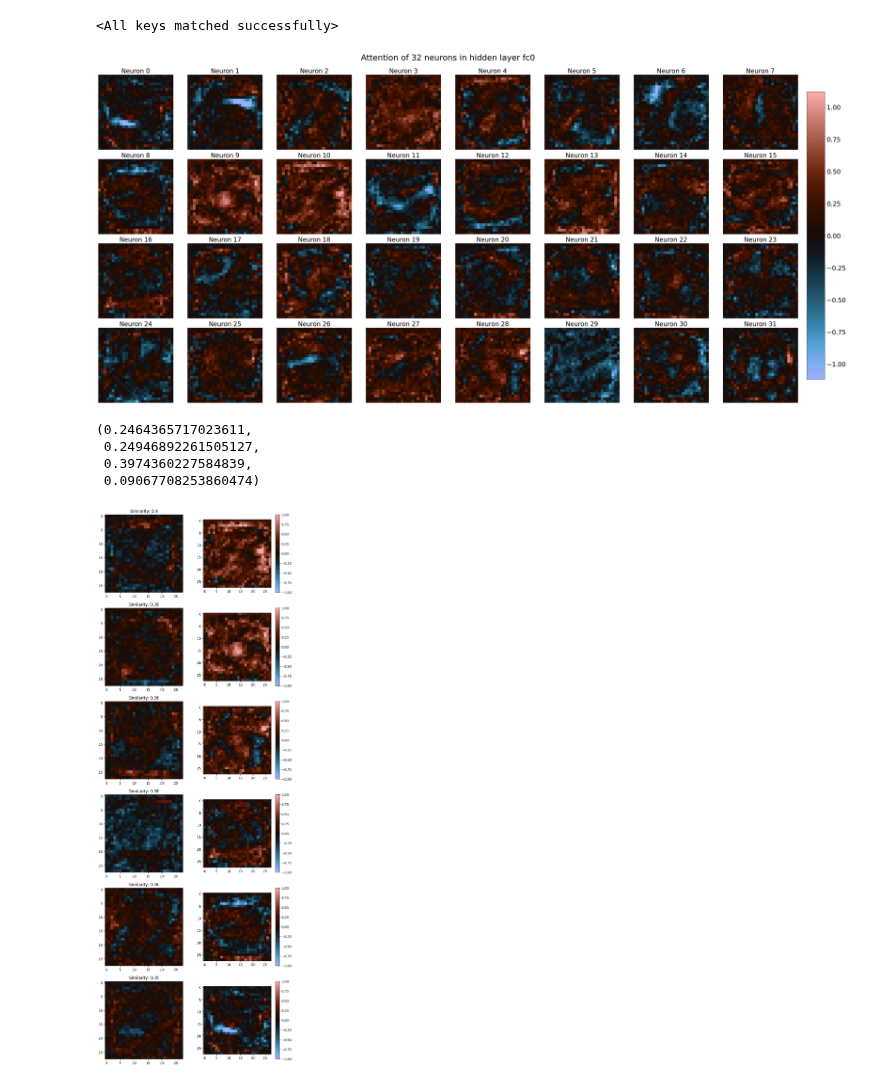
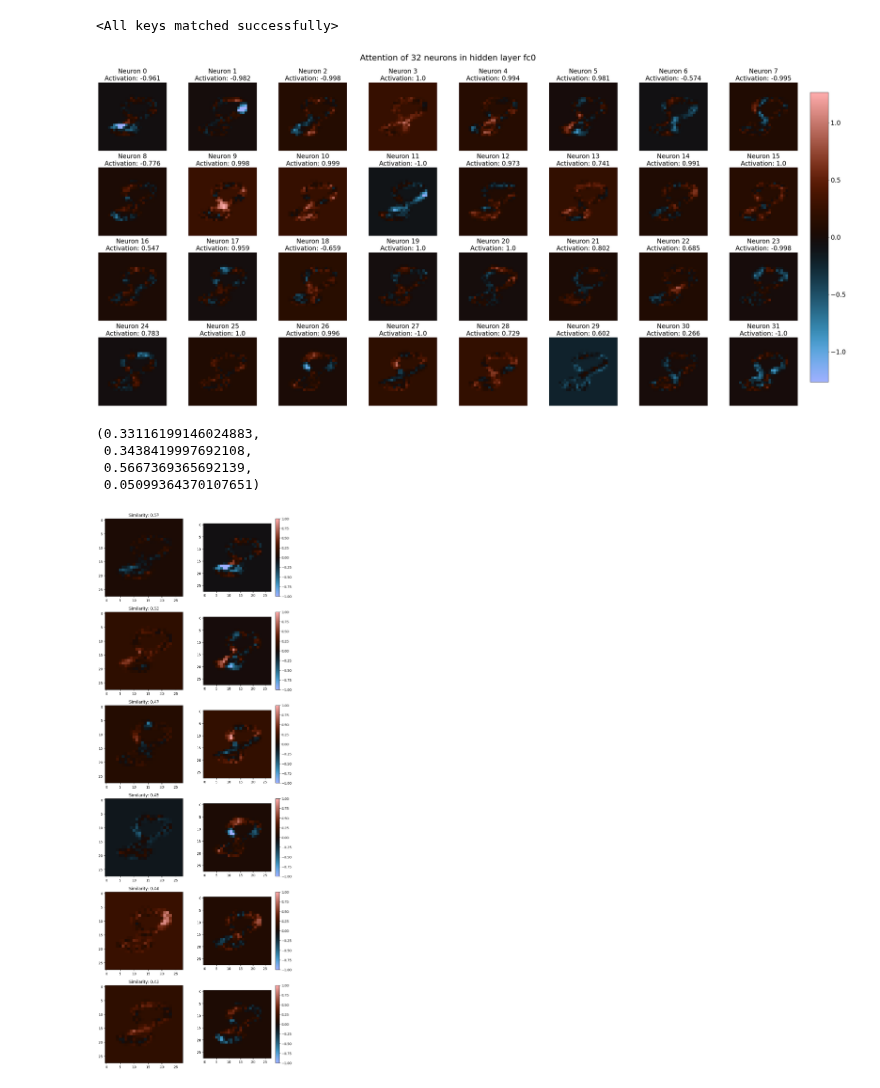
Before and after one commit to kns357/ANN_MA_Kaito, a Jupyter notebook: 04_neuron_attention.ipynb, the cells around one changed output. Saved outputs shown, nothing was run; the diff lists cells and outputs as text; code cells hidden in the pictures.

```diff
--- a/04_neuron_attention.ipynb
+++ b/04_neuron_attention.ipynb
@@ -73,7 +73,7 @@ def compute_final_contributions(net, activations_fc0, target):
 # %%
 
 inputs, labels = next(iter(test_loader))
-dig_to_check = 6
+dig_to_check = 8
 
 #search wanted digit:
 while True:
@@ -81,7 +81,7 @@ while True:
     if labels[ind] == dig_to_check:
         img = inputs[ind].squeeze()
         break
-img = torch.full((28, 28), 255).float()
+#img = torch.full((28, 28), 255).float()
 
 output = net(img.view(-1).cuda())
 print(f"Prediction: {output.argmax()}")
@@ -136,7 +136,7 @@ net1.load_state_dict(torch.load("stored_model_weights/model_inst_1"))
 # %%
 
 inputs, labels = next(iter(test_loader))
-dig_to_check = 6
+dig_to_check = 8
 
 #search wanted digit:
 while True:
@@ -144,7 +144,7 @@ while True:
     if labels[ind] == dig_to_check:
         img = inputs[ind].squeeze()
         break
-img = torch.full((28, 28), 255).float()
+#img = torch.full((28, 28), 255).float()
 
 output = net1(img.view(-1).cuda())
 #print(f"Prediction: {output.argmax()}")
@@ -159,35 +159,35 @@ contribs = weights * img_flat #[32, 784]
 contribs_imgs1 = (contribs / contribs.max()).view(-1, 28, 28)
 
 mask = torch.where(
     contribs_imgs1 == 0,
     torch.tensor(0.0, device=contribs_imgs1.device),
     torch.tensor(1.0, device=contribs_imgs1.device)
 )
 
 contribs_imgs1 += biases[:, None, None]
 #contribs_imgs1 *= mask #remove bias where background = 0 for visualisation
 
 activations = torch.tanh(net1.fc0(img.view(1, -1).cuda())).squeeze()
 final_contribution = [round(con.item(), 2) for con in compute_final_contributions(net1, activations, dig_to_check)]
 
 fig, axes = plt.subplots(4, 8, figsize=(32, 16))
 vmax = contribs_imgs1.max().item()
 
 for i, ax in enumerate(axes.flat):
     im = ax.imshow(contribs_imgs1[i], cmap='berlin', vmin=-vmax, vmax=vmax)
-    ax.set_title(f'Neuron {i}', fontsize=20) #\nActivation: {round(activations[i].item(), 3)}\nContrib to class {dig_to_check}: {final_contribution[i]}', fontsize=8)
+    ax.set_title(f'Neuron {i}\nActivation: {round(activations[i].item(), 3)}', fontsize=20) #\nContrib to class {dig_to_check}: {final_contribution[i]}', fontsize=20)
     ax.axis('off')
 
 fig.suptitle('Attention of 32 neurons in hidden layer fc0', fontsize=26)
 cbar_ax = fig.add_axes([1, 0.075, 0.025, 0.8])
 fig.colorbar(im, cax=cbar_ax)
 cbar = fig.colorbar(im, cax=cbar_ax)
 cbar.ax.tick_params(labelsize=20)
 
 plt.tight_layout(rect=[0, 0, 1, 0.98])
 plt.show()
 # %% [output]
-[figure, old version]
+[figure, new version]
 # %%
 import torch.nn.functional as F
 from scipy.optimize import linear_sum_assignment
@@ -254,11 +254,11 @@ sum_min = min(sims)
 
 sum_mean, sum_med, sum_max, sum_min
 # %% [output]
-(0.2464365717023611,
- 0.24946892261505127,
- 0.3974360227584839,
- 0.09067708253860474)
+(0.33116199146024883,
+ 0.3438419997692108,
+ 0.5667369365692139,
+ 0.05099364370107651)
-[figure, old version]
+[figure, new version]
 # %%
 weights_fc1 = net.fc1.weight.detach().cpu().unsqueeze(-1).unsqueeze(-1)
 biases_fc1 = net.fc1.bias.detach().cpu()
```
Also changed, not shown: parts of 7 cells of this notebook, 17 other files.
